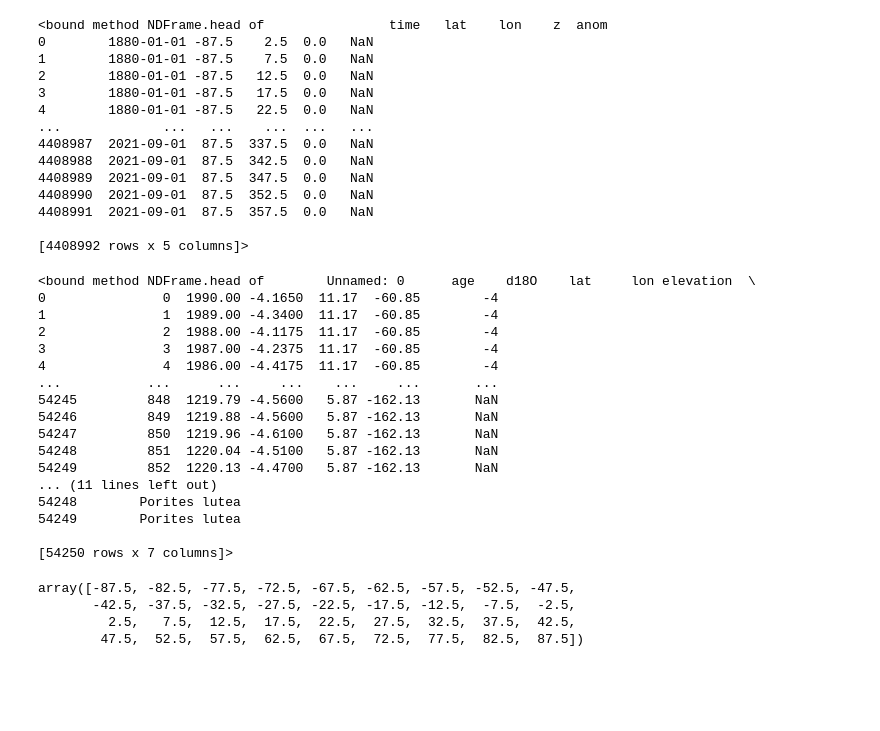
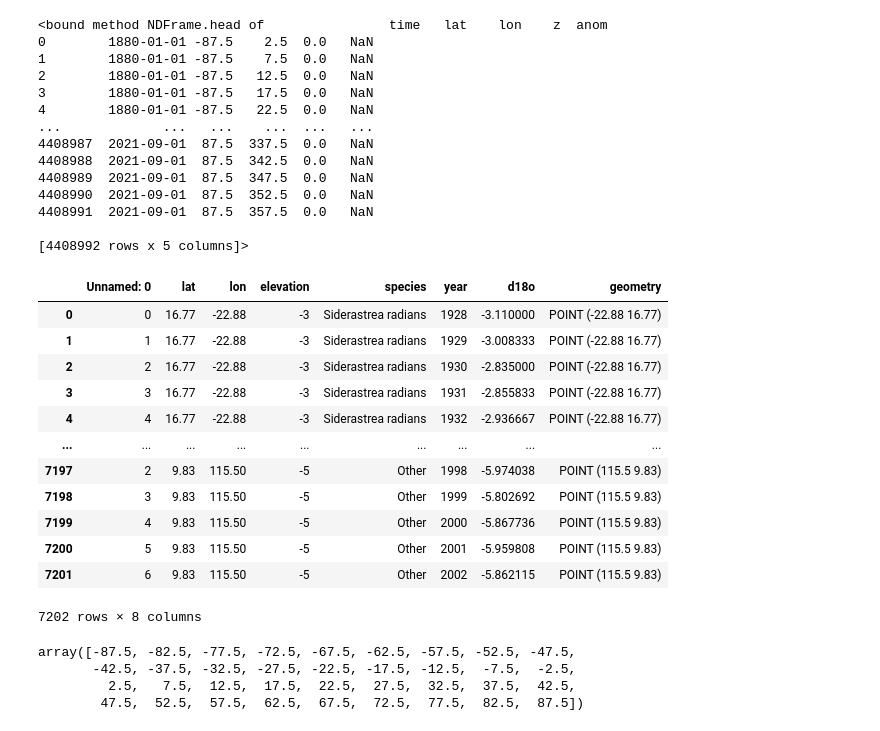
Before and after one commit to p-ai-org/p-climate, a Jupyter notebook: add_temp_to_df.ipynb, the cells around one changed output. Drawn from its saved outputs; the diff is of its cells as text; code cells hidden in the pictures; blank space fills up the shorter version.

```diff
--- a/add_temp_to_df.ipynb
+++ b/add_temp_to_df.ipynb
@@ -21,25 +25,22 @@ temp_df.head
 [4408992 rows x 5 columns]>
 # %%
 coral_df = pd.read_csv('all_coral.csv')
-coral_df.head
+coral_df['year'] = coral_df['year'].apply(lambda x: int(x))
+coral_df
 # %% [output]
+|  | Unnamed: 0 | lat | lon | elevation | species | year | d18o | geometry |
+| 0 | 0 | 16.77 | -22.88 | -3 | Siderastrea radians | 1928 | -3.110000 | POINT (-22.88 16.77) |
+| 1 | 1 | 16.77 | -22.88 | -3 | Siderastrea radians | 1929 | -3.008333 | POINT (-22.88 16.77) |
+| 2 | 2 | 16.77 | -22.88 | -3 | Siderastrea radians | 1930 | -2.835000 | POINT (-22.88 16.77) |
+| 3 | 3 | 16.77 | -22.88 | -3 | Siderastrea radians | 1931 | -2.855833 | POINT (-22.88 16.77) |
+| 4 | 4 | 16.77 | -22.88 | -3 | Siderastrea radians | 1932 | -2.936667 | POINT (-22.88 16.77) |
+| ... | ... | ... | ... | ... | ... | ... | ... | ... |
+| 7197 | 2 | 9.83 | 115.50 | -5 | Other | 1998 | -5.974038 | POINT (115.5 9.83) |
+| 7198 | 3 | 9.83 | 115.50 | -5 | Other | 1999 | -5.802692 | POINT (115.5 9.83) |
+| 7199 | 4 | 9.83 | 115.50 | -5 | Other | 2000 | -5.867736 | POINT (115.5 9.83) |
+| 7200 | 5 | 9.83 | 115.50 | -5 | Other | 2001 | -5.959808 | POINT (115.5 9.83) |
+| 7201 | 6 | 9.83 | 115.50 | -5 | Other | 2002 | -5.862115 | POINT (115.5 9.83) |
-<bound method NDFrame.head of        Unnamed: 0      age    d18O    lat     lon elevation  \
-0               0  1990.00 -4.1650  11.17  -60.85        -4
-1               1  1989.00 -4.3400  11.17  -60.85        -4
-2               2  1988.00 -4.1175  11.17  -60.85        -4
-3               3  1987.00 -4.2375  11.17  -60.85        -4
-4               4  1986.00 -4.4175  11.17  -60.85        -4
-...           ...      ...     ...    ...     ...       ...
-54245         848  1219.79 -4.5600   5.87 -162.13       NaN
-54246         849  1219.88 -4.5600   5.87 -162.13       NaN
-54247         850  1219.96 -4.6100   5.87 -162.13       NaN
-54248         851  1220.04 -4.5100   5.87 -162.13       NaN
-54249         852  1220.13 -4.4700   5.87 -162.13       NaN
-... (11 lines left out)
-54248        Porites lutea
-54249        Porites lutea
-
-[54250 rows x 7 columns]>
+7202 rows × 8 columns
 # %%
 temp_df.lat.unique()
 # %% [output]
```
Also changed, not shown: parts of 33 cells of this notebook.
